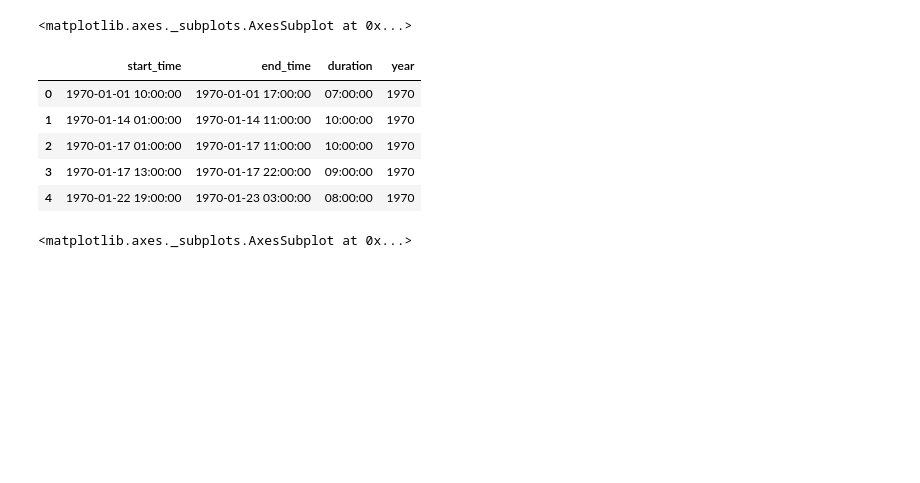
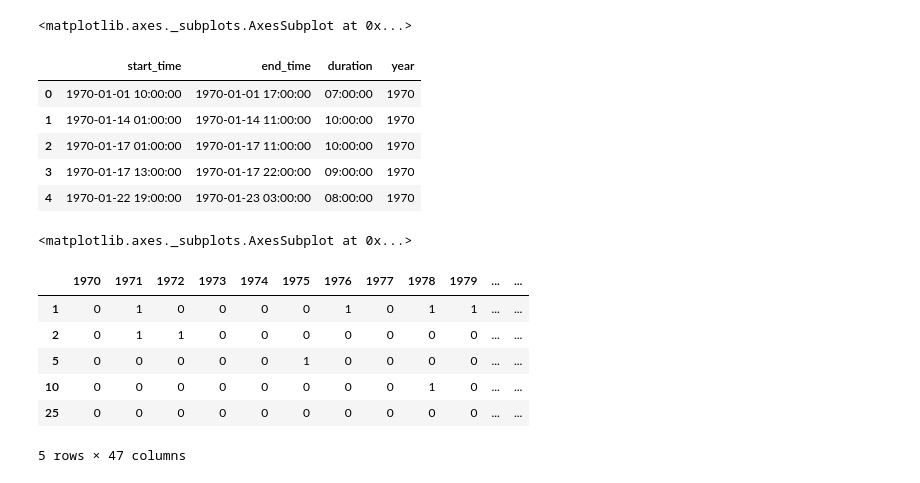
Before and after one commit to NORCatUofC/rain, a Jupyter notebook: n-year/notebooks/N-Year Storms.ipynb, the cells around one changed output. Drawn from its saved outputs; the diff is of its cells as text; code cells hidden in the pictures; blank space fills up the shorter version.

```diff
--- a/n-year/notebooks/N-Year Storms.ipynb
+++ b/n-year/notebooks/N-Year Storms.ipynb
@@ -273,3 +271,17 @@ rain_events6['year'].value_counts().sort_index().plot()
 <matplotlib.axes._subplots.AxesSubplot at 0x...>
 # %%
 # It appear that we really aren't seeing much of a consistent change in the number of rain events
+# %%
+storms_by_year_raw = {i: {n: 0 for n in [100,50,25,10,5, 2, 1]} for i in range(1970, 2017)}
+for index, storm in unique_storms.iterrows():
+    storms_by_year_raw[storm['year']][storm['n']] += 1
+storms_by_year = pd.DataFrame(storms_by_year_raw)
+storms_by_year.head()
+# %% [output]
+|  | 1970 | 1971 | 1972 | 1973 | 1974 | 1975 | 1976 | 1977 | 1978 | 1979 | ... | ... |
+| 1 | 0 | 1 | 0 | 0 | 0 | 0 | 1 | 0 | 1 | 1 | ... | ... |
+| 2 | 0 | 1 | 1 | 0 | 0 | 0 | 0 | 0 | 0 | 0 | ... | ... |
+| 5 | 0 | 0 | 0 | 0 | 0 | 1 | 0 | 0 | 0 | 0 | ... | ... |
+| 10 | 0 | 0 | 0 | 0 | 0 | 0 | 0 | 0 | 1 | 0 | ... | ... |
+| 25 | 0 | 0 | 0 | 0 | 0 | 0 | 0 | 0 | 0 | 0 | ... | ... |
+5 rows × 47 columns
```
Also changed, not shown: parts of 3 cells of this notebook, 1 other file.
